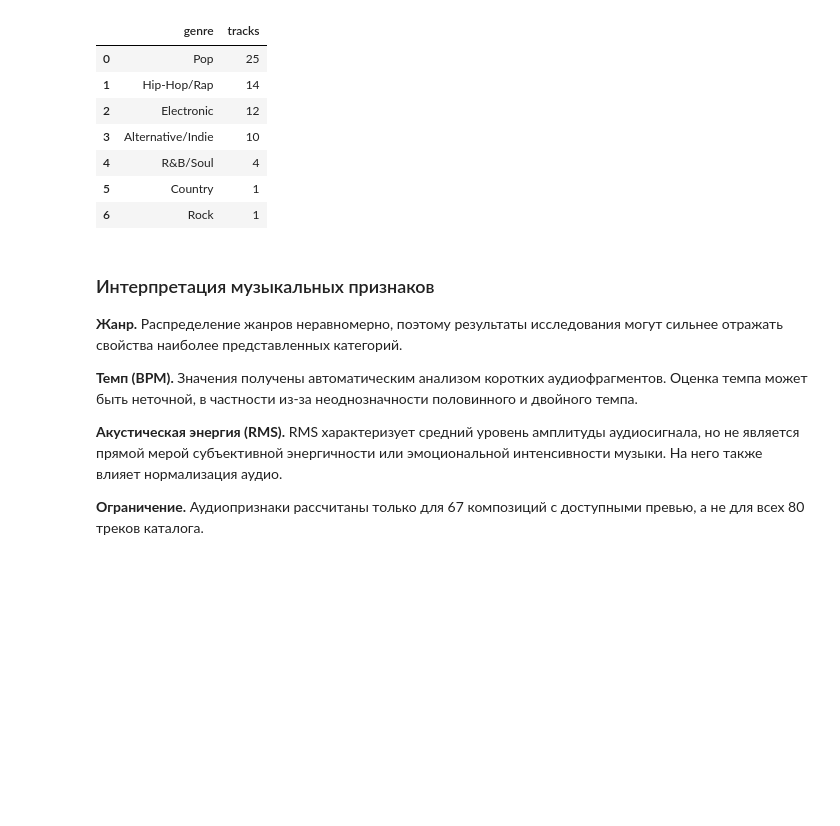
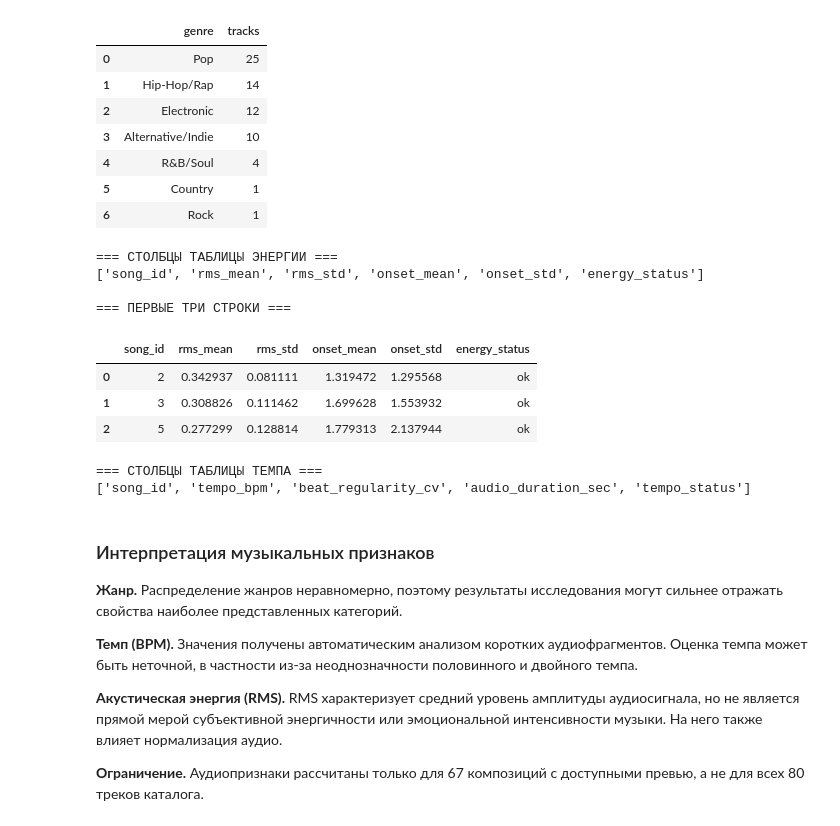
Before and after one commit to unluw/vk-music-recommendations, a Jupyter notebook: VK_Music_Recommendations_Final.ipynb, the cells around one changed output. Cells and saved outputs as stored; diff of their text form; code cells hidden in the pictures; blank space fills up the shorter version.

```diff
--- a/VK_Music_Recommendations_Final.ipynb
+++ b/VK_Music_Recommendations_Final.ipynb
@@ -82,23 +87,15 @@ import numpy as np
 import pandas as pd
 from IPython.display import display
 
+# Подключаем Google Drive, если ноутбук открыт в Colab
+try:
+    from google.colab import drive
+    drive.mount("/content/drive")
+except ImportError:
+    print("Google Colab не обнаружен. Используется локальная папка.")
 
-
-# Ищем папку data рядом с ноутбуком.
-# В Colab архив распаковывается в /content.
-candidates = [
-    Path("/content/VK_Music_Recommendations_Submission/data"),
-    Path.cwd() / "data",
-    Path.cwd() / "VK_Music_Recommendations_Submission" / "data",
-]
-
-project_dir = next(
-    (path for path in candidates if path.is_dir()),
-    None
-)
-
-assert project_dir is not None, (
-    "Папка data не найдена. Распакуйте архив целиком."
+project_dir = Path(
+    "/content/drive/MyDrive/VK_Music_Recommendations"
 )
 
 assert project_dir.exists(), (
@@ -343,6 +341,27 @@ display(
 | 4 | R&B/Soul | 4 |
 | 5 | Country | 1 |
 | 6 | Rock | 1 |
+# %%
+
+print("=== СТОЛБЦЫ ТАБЛИЦЫ ЭНЕРГИИ ===")
+print(energy_df.columns.tolist())
+
+print("\n=== ПЕРВЫЕ ТРИ СТРОКИ ===")
+display(energy_df.head(3))
+
+print("\n=== СТОЛБЦЫ ТАБЛИЦЫ ТЕМПА ===")
+print(tempo_df.columns.tolist())
+# %% [output]
+=== СТОЛБЦЫ ТАБЛИЦЫ ЭНЕРГИИ ===
+['song_id', 'rms_mean', 'rms_std', 'onset_mean', 'onset_std', 'energy_status']
+
+=== ПЕРВЫЕ ТРИ СТРОКИ ===
+|  | song_id | rms_mean | rms_std | onset_mean | onset_std | energy_status |
+| 0 | 2 | 0.342937 | 0.081111 | 1.319472 | 1.295568 | ok |
+| 1 | 3 | 0.308826 | 0.111462 | 1.699628 | 1.553932 | ok |
+| 2 | 5 | 0.277299 | 0.128814 | 1.779313 | 2.137944 | ok |
+=== СТОЛБЦЫ ТАБЛИЦЫ ТЕМПА ===
+['song_id', 'tempo_bpm', 'beat_regularity_cv', 'audio_duration_sec', 'tempo_status']
 # %% [markdown]
 ### Интерпретация музыкальных признаков
 
```
Also changed, not shown: parts of 14 cells of this notebook.
